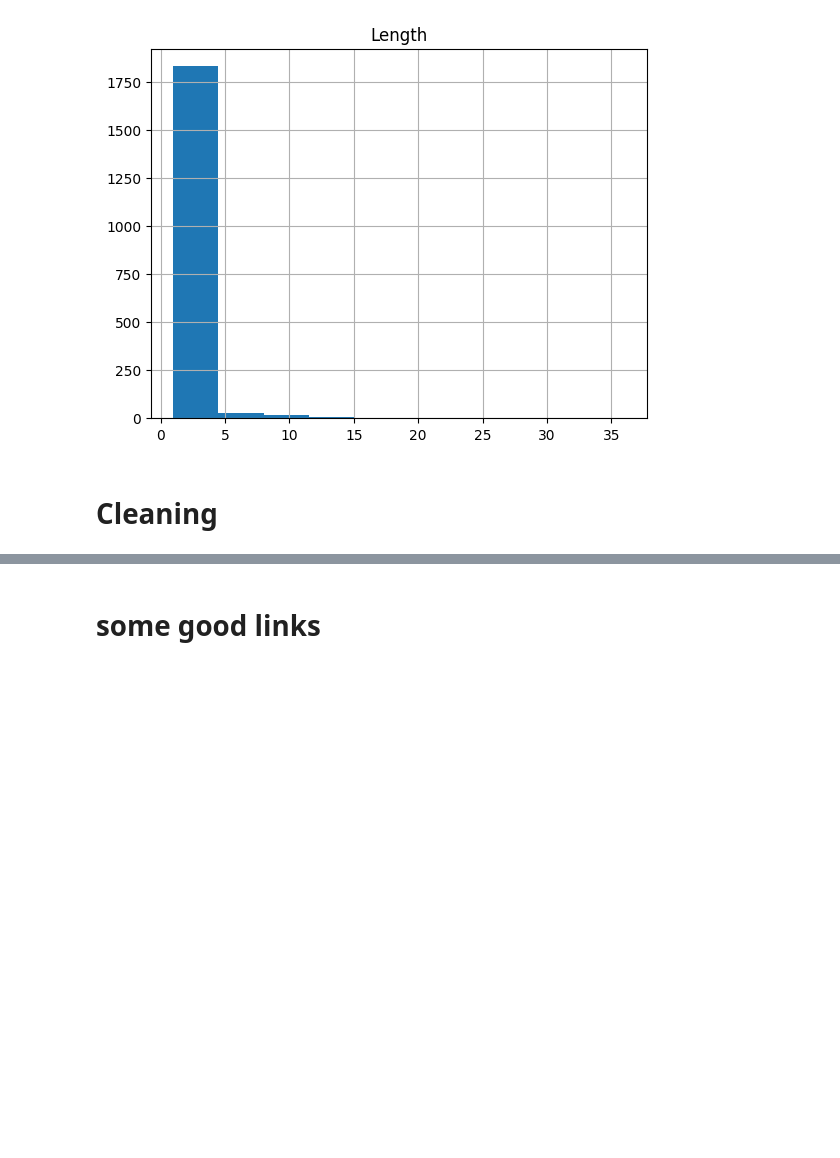
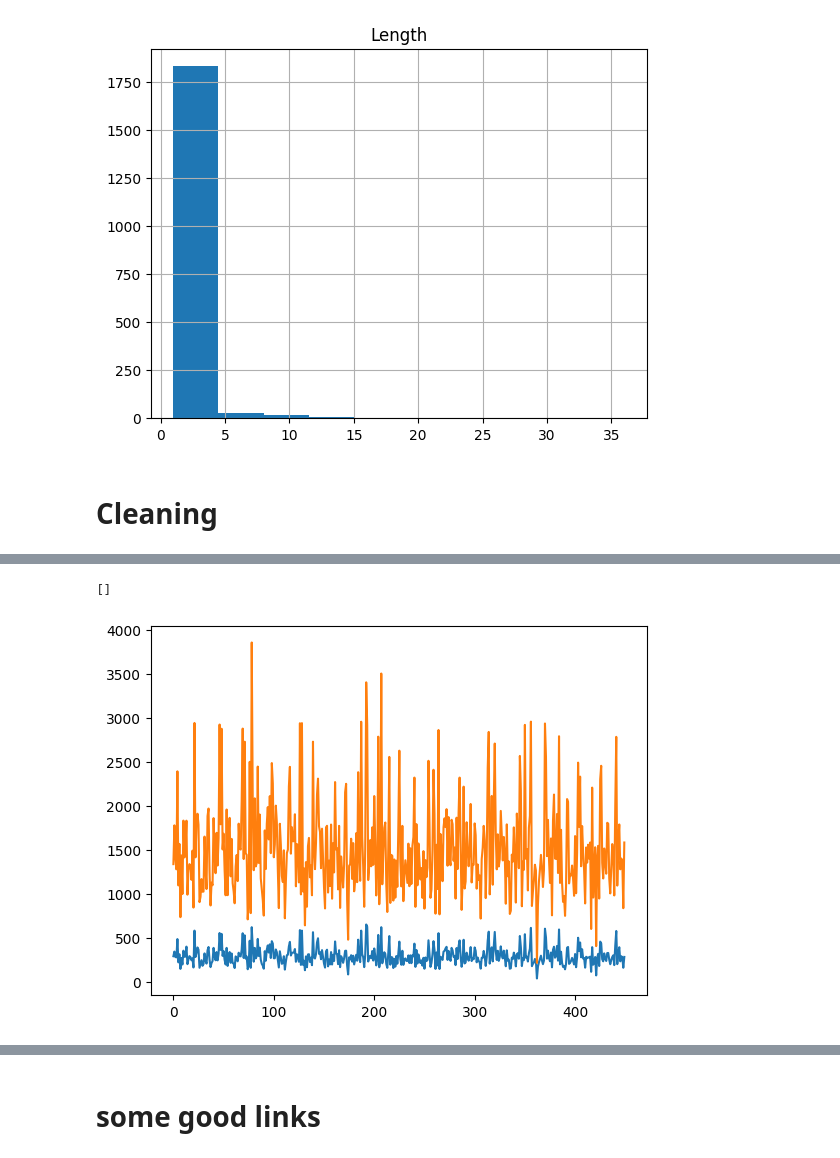
Before and after one commit to RedBatProject/Roshan-Project, a Jupyter notebook: Roshan_project.ipynb, the cells around one changed output, grey strips where cells are left out. Saved outputs shown, nothing was run; the diff lists cells and outputs as text; code cells hidden in the pictures; blank space fills up the shorter version.

```diff
--- a/Roshan_project.ipynb
+++ b/Roshan_project.ipynb
@@ -151,8 +155,10 @@ l = 'چجحخهعغفقثصضگکمنتالبیسشوپدذرزطظژء'
 # %%
 k = data['body'][0]
 # %%
-kk = ''
-for i,j in enumerate(k):
-    if (j in l)|(j == ' '):
-      kk = kk + j
-    else:pass
+def rnalph(k):
+    kk = ''
+    for i,j in enumerate(k):
+        if (j in l)|(j == ' '):
+            kk = kk + j
+        else:pass
+    return kk
@@ -171,2 +177,2 @@ removepunc(data['body'][0])
 # %%
-data[0:5]['body'].apply(removepunc)
+data['cleaned_comment'] = data['body'].apply(rnalph)
@@ -180,14 +178,0 @@ Name: body, dtype: object
-# %%
-# cleaning comments
-data['cleaned_comment'] = data['body'].apply(cleaning)
-
-
-# calculate the length of comments based on their words
-# data['cleaned_comment_len_by_words'] = data['cleaned_comment'].apply(lambda t: len(hazm.word_tokenize(t)))
-
-# remove comments with the length of fewer than three words
-# data['cleaned_comment_len_by_words'] = data['cleaned_comment_len_by_words'].apply(lambda len_t: len_t if minlim < len_t <= maxlim else len_t)
-# data = data.dropna(subset=['cleaned_comment_len_by_words'])
-# data = data.reset_index(drop=True)
-
-data.head()
@@ -195,0 +195,10 @@ KeyboardInterrupt: ignored
+# %%
+data['word_count'] = data['cleaned_comment'].str.split().str.len()
+data["character_count"] = data['cleaned_comment'].str.len()
+# %%
+data['word_count'].plot()
+data["character_count"].plot()
+plt.plot()
+# %% [output]
+[]
+[figure, added]
```
Also changed, not shown: parts of 62 cells of this notebook.
